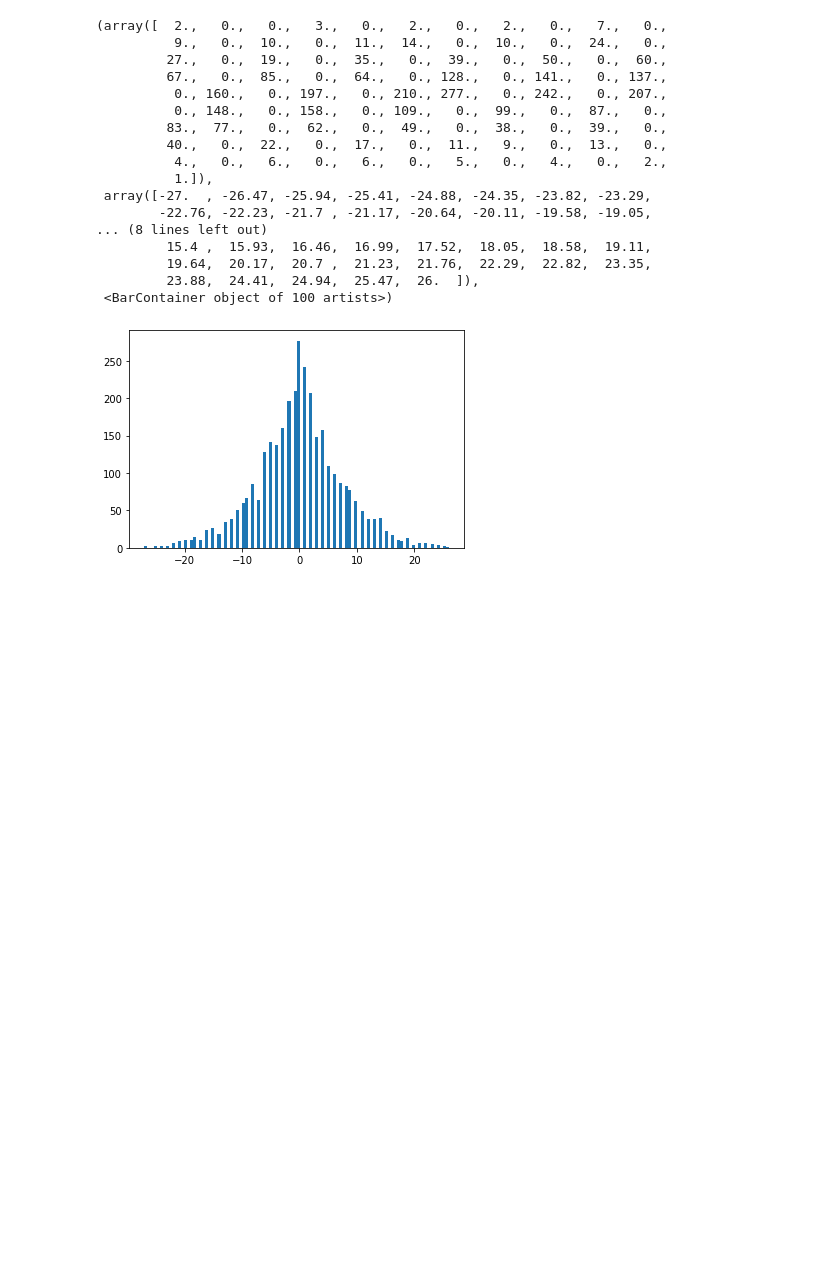
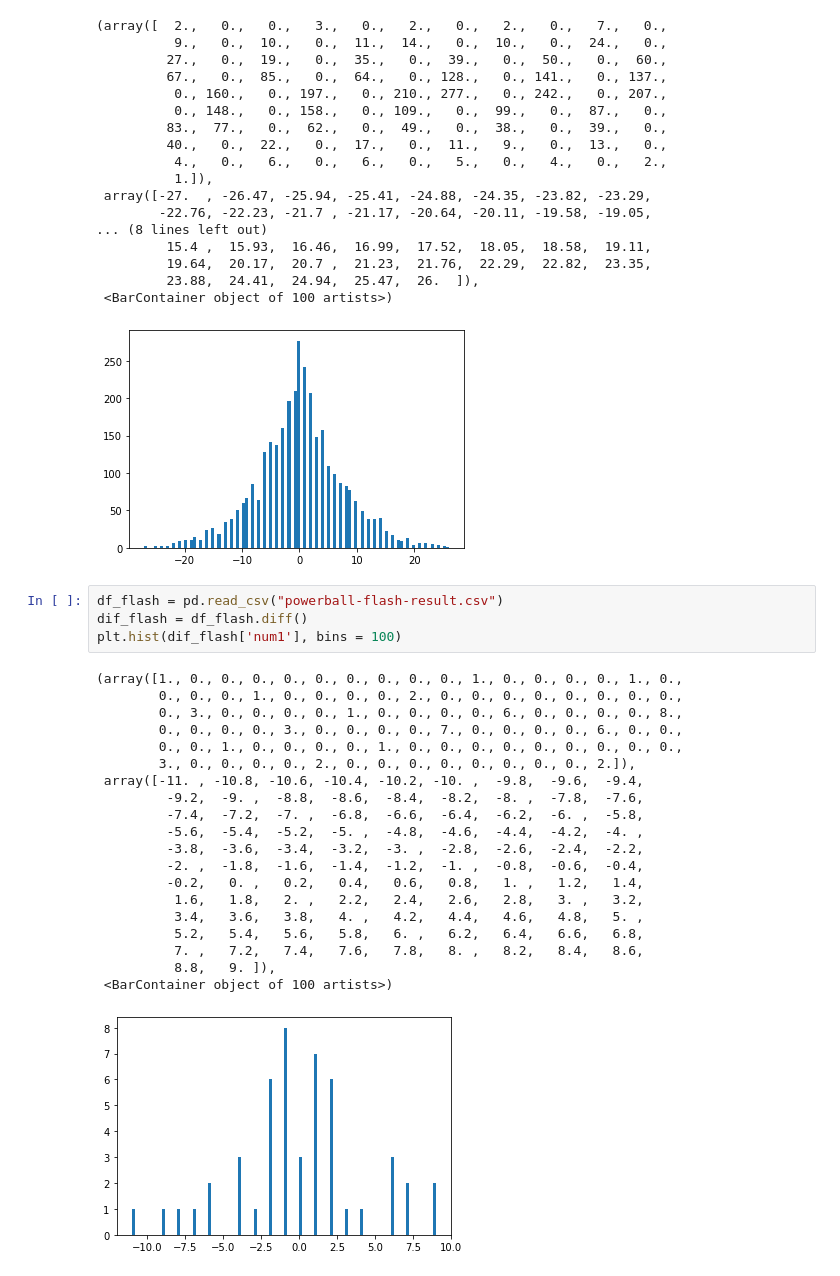
Before and after one commit to caolainia/au-lott-scraper, a Jupyter notebook: analyze.ipynb, the cells around one changed output. Saved outputs shown, nothing was run; the diff lists cells and outputs as text; blank space fills up the shorter version.

```diff
--- a/analyze.ipynb
+++ b/analyze.ipynb
@@ -98,3 +98,28 @@ plt.hist(dif3['num6'], bins =100)
          23.88,  24.41,  24.94,  25.47,  26.  ]),
  <BarContainer object of 100 artists>)
 [figure]
+# %%
+df_flash = pd.read_csv("powerball-flash-result.csv")
+dif_flash = df_flash.diff()
+plt.hist(dif_flash['num1'], bins = 100)
+# %% [output]
+(array([1., 0., 0., 0., 0., 0., 0., 0., 0., 0., 1., 0., 0., 0., 0., 1., 0.,
+        0., 0., 0., 1., 0., 0., 0., 0., 2., 0., 0., 0., 0., 0., 0., 0., 0.,
+        0., 3., 0., 0., 0., 0., 1., 0., 0., 0., 0., 6., 0., 0., 0., 0., 8.,
+        0., 0., 0., 0., 3., 0., 0., 0., 0., 7., 0., 0., 0., 0., 6., 0., 0.,
+        0., 0., 1., 0., 0., 0., 0., 1., 0., 0., 0., 0., 0., 0., 0., 0., 0.,
+        3., 0., 0., 0., 0., 2., 0., 0., 0., 0., 0., 0., 0., 0., 2.]),
+ array([-11. , -10.8, -10.6, -10.4, -10.2, -10. ,  -9.8,  -9.6,  -9.4,
+         -9.2,  -9. ,  -8.8,  -8.6,  -8.4,  -8.2,  -8. ,  -7.8,  -7.6,
+         -7.4,  -7.2,  -7. ,  -6.8,  -6.6,  -6.4,  -6.2,  -6. ,  -5.8,
+         -5.6,  -5.4,  -5.2,  -5. ,  -4.8,  -4.6,  -4.4,  -4.2,  -4. ,
+         -3.8,  -3.6,  -3.4,  -3.2,  -3. ,  -2.8,  -2.6,  -2.4,  -2.2,
+         -2. ,  -1.8,  -1.6,  -1.4,  -1.2,  -1. ,  -0.8,  -0.6,  -0.4,
+         -0.2,   0. ,   0.2,   0.4,   0.6,   0.8,   1. ,   1.2,   1.4,
+          1.6,   1.8,   2. ,   2.2,   2.4,   2.6,   2.8,   3. ,   3.2,
+          3.4,   3.6,   3.8,   4. ,   4.2,   4.4,   4.6,   4.8,   5. ,
+          5.2,   5.4,   5.6,   5.8,   6. ,   6.2,   6.4,   6.6,   6.8,
+          7. ,   7.2,   7.4,   7.6,   7.8,   8. ,   8.2,   8.4,   8.6,
+          8.8,   9. ]),
+ <BarContainer object of 100 artists>)
+[figure, added]
```
Also changed, not shown: parts of 1 cell of this notebook, 4 other files.
